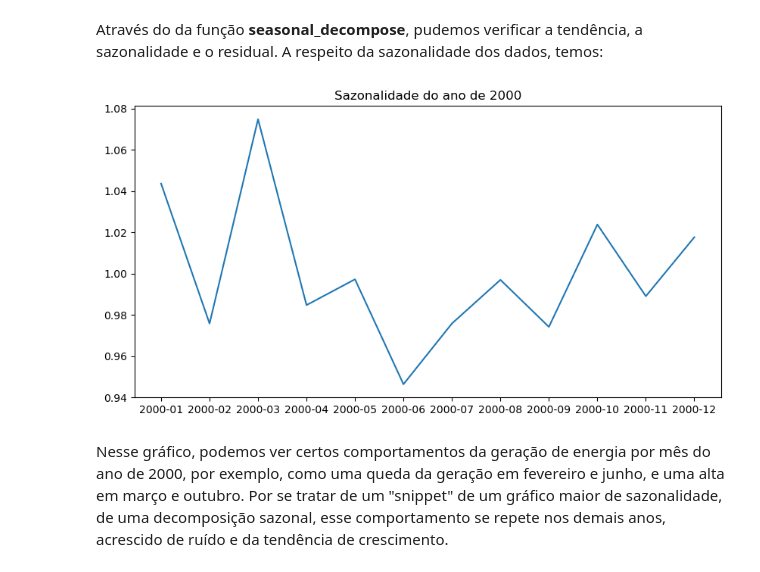
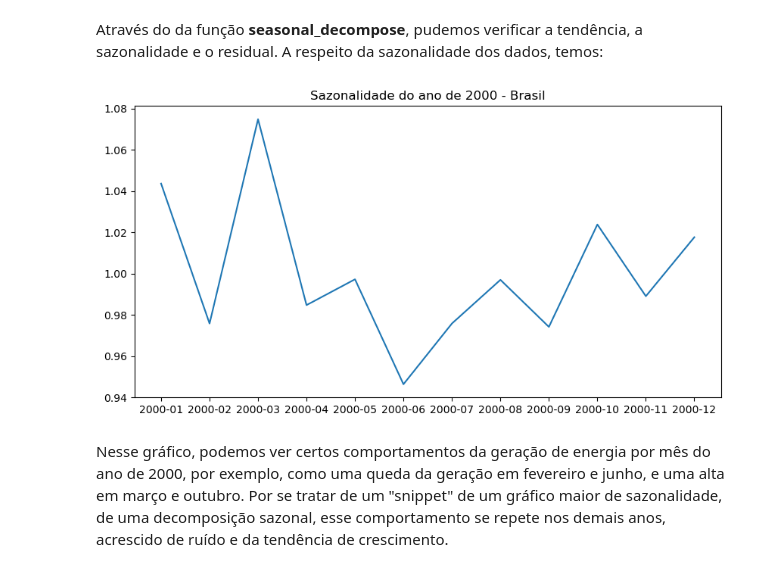
Before and after one commit to ppbgarcia/bootcamp20241, a Jupyter notebook: eda.ipynb, the cells around one changed output. Saved outputs shown, nothing was run; the diff lists cells and outputs as text; code cells hidden in the pictures.

```diff
--- a/eda.ipynb
+++ b/eda.ipynb
@@ -128,3 +154,5 @@ KeyError: 'ano'
+# %%
+brasil = brasil.drop(columns = 'data', axis =1)
 # %% [markdown]
 Com apenas uma inspeção visual, podemos observar que o mês de abril teve uma geração bem menor que os outros meses, causando essa queda brusca que vemos no gráfico geral. Podemos buscar nos jornais o que pode ter acontecido nesse período, caso não seja um erro nos dados. (Procurei nos jornais da época e não encontrei nenhuma anomalia a respeito da geração de energia elétrica)
 # %% [markdown]
@@ -163,10 +201,10 @@ plt.show()
 Através do da função **seasonal_decompose**, pudemos verificar a tendência, a sazonalidade e o residual. A respeito da sazonalidade dos dados, temos:
 # %%
 plt.figure(figsize = [10, 5])
-plt.title("Sazonalidade do ano de 2000")
+plt.title("Sazonalidade do ano de 2000 - Brasil")
 plt.plot(sazonalidadeBrasil.seasonal.iloc[0:12]);
 # %% [output]
-[figure, old version]
+[figure, new version]
 # %% [markdown]
 Nesse gráfico, podemos ver certos comportamentos da geração de energia por mês do ano de 2000, por exemplo, como uma queda da geração em fevereiro e junho, e uma alta em março e outubro. Por se tratar de um "snippet" de um gráfico maior de sazonalidade, de uma decomposição sazonal, esse comportamento se repete nos demais anos, acrescido de ruído e da tendência de crescimento.
 # %% [markdown]
```
Also changed, not shown: parts of 10 cells of this notebook.
